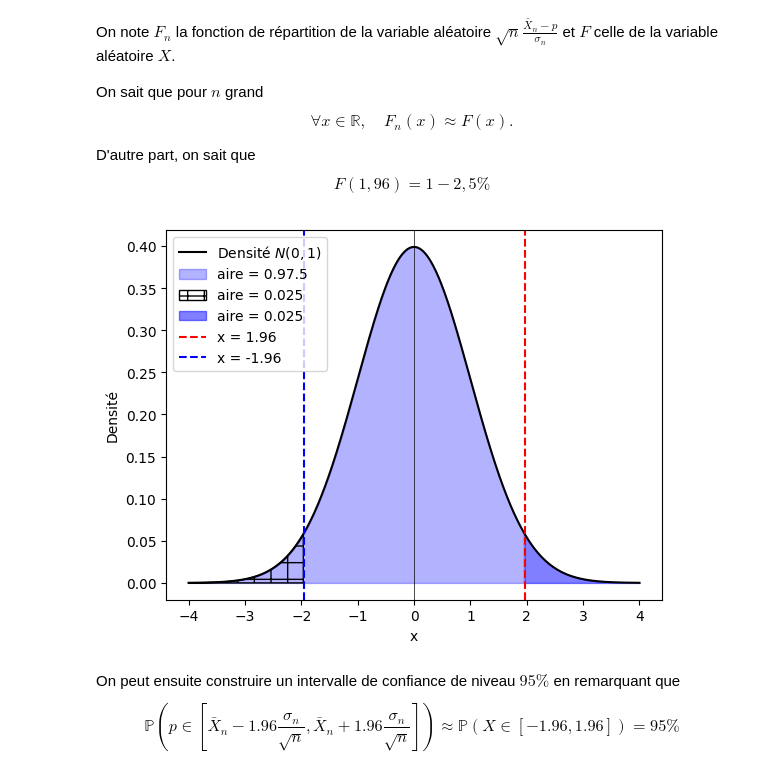
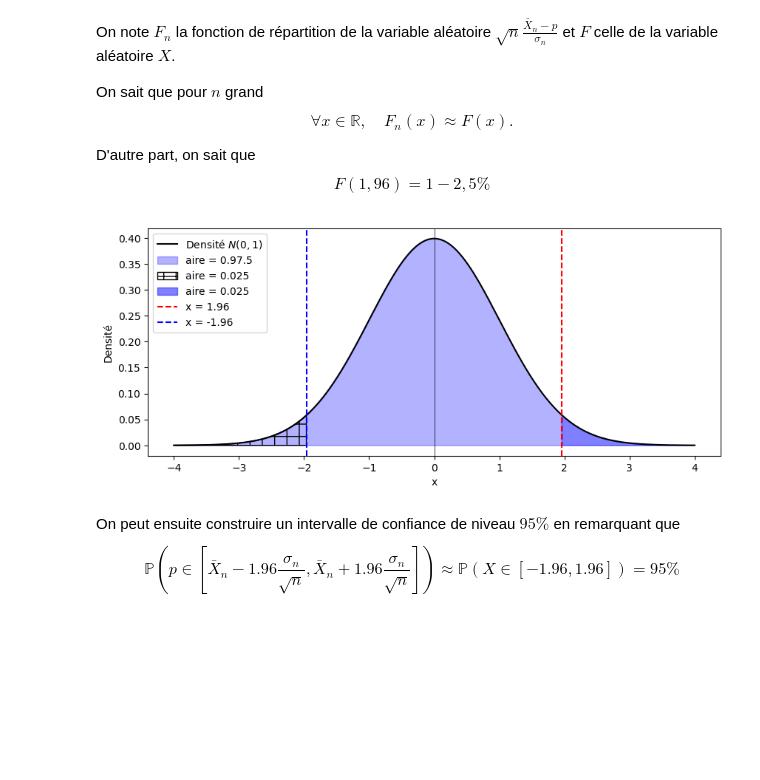
Before and after one commit to jtourniaire/git_code_L2, a Jupyter notebook: LGN.ipynb, the cells around one changed output. Drawn from its saved outputs; the diff is of its cells as text; code cells hidden in the pictures; blank space fills up the shorter version.

```diff
--- a/LGN.ipynb
+++ b/LGN.ipynb
@@ -181,27 +182,24 @@ D'autre part, on sait que
 $$ F(1,96)= 1-2,5\%$$
 # %%
 
-# Plot the standard normal distribution and highlight the area under the curve for F(1.96)
-from matplotlib import hatch
-
-
+plt.figure(figsize=(10,4))
 x = np.linspace(-4, 4, 500)
 y = norm.pdf(x)
 
 plt.plot(x, y, label="Densité $N(0,1)$", color="black")
 plt.fill_between(x, 0, y, where=(x <= 1.96), color="blue", alpha=0.3, label="aire = 0.97.5")
 plt.fill_between(x, 0, y, where=(x <= -1.96), hatch='+', edgecolor="black", facecolor="none", label="aire = 0.025")
 plt.fill_between(x, 0, y, where=(x >= 1.96), color="blue", alpha=0.5, label="aire = 0.025")
 plt.axvline(x=1.96, color="red", linestyle="--", label="x = 1.96")
 plt.axvline(x=-1.96, color="blue", linestyle="--", label="x = -1.96")
 plt.axvline(x=0, color="black",linewidth=0.5)
 plt.xlabel("x")
 plt.ylabel("Densité")
 plt.legend(loc="upper left")
 
 plt.show()
 # %% [output]
-[figure, old version]
+[figure, new version]
 # %% [markdown]
 On peut ensuite construire un intervalle de confiance de niveau $95\%$ en remarquant que
 \begin{equation}
```
Also changed, not shown: parts of 11 cells of this notebook.
